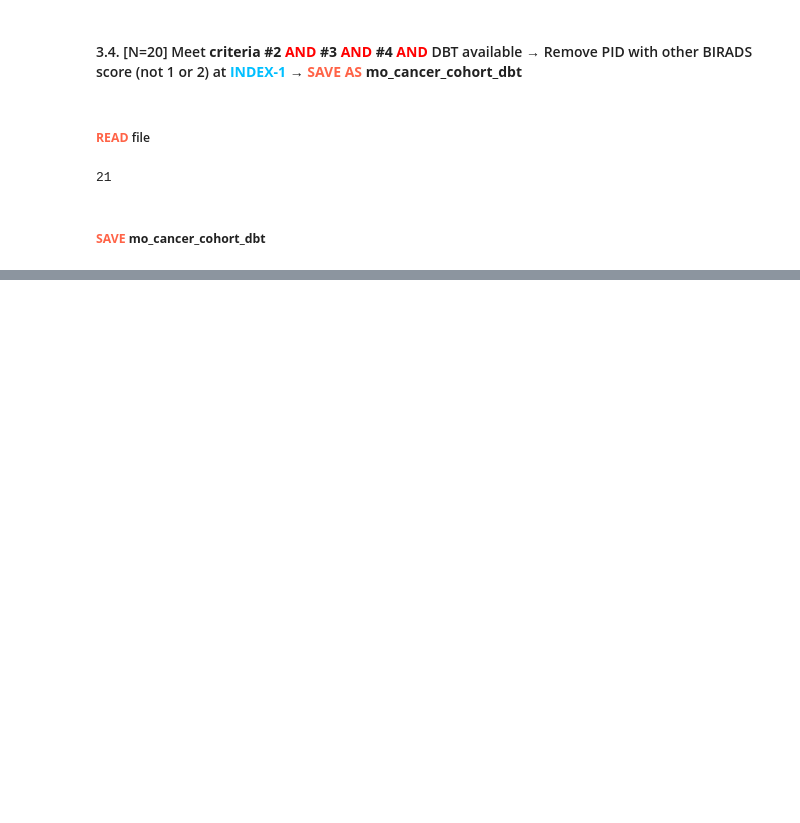
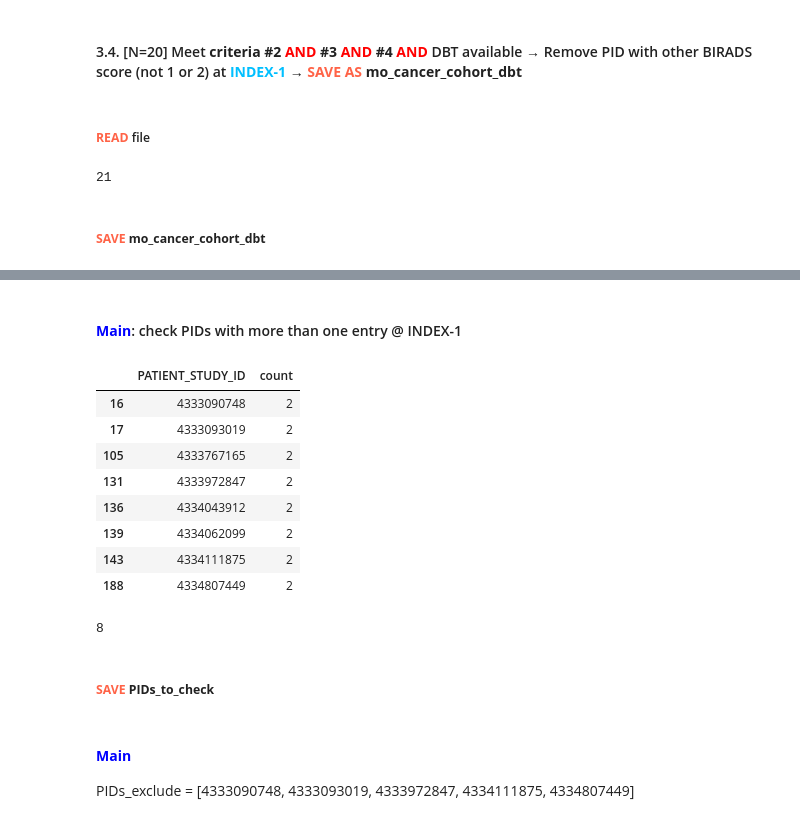
Before and after one commit to tracy01014/MO-DBT-data-curation, a Jupyter notebook: Code/extract_cancer.ipynb, the cells around one changed output, grey strips where cells are left out. Saved outputs shown, nothing was run; the diff lists cells and outputs as text; code cells hidden in the pictures; blank space fills up the shorter version.

```diff
--- a/extract_cancer.ipynb
+++ b/Code/extract_cancer.ipynb
@@ -692,4 +664,4 @@ cohort_filtered.to_excel(output_file, index=False)
 # %%
-output_file = os.path.join("../Data/", "Cancer", 'mo_cancer_cohort_dbt' + ".xlsx")
-cohort = pd.read_excel(output_file)
+output_file = os.path.join("../Data/", "Cancer", 'mo_cancer_cohort' + ".xlsx")
+df = pd.read_excel(output_file)
 # %%
@@ -713,0 +673,19 @@ cohort[cohort["PATIENT_STUDY_ID"]==PIDs[0]]
+# %% [markdown]
+#### <span style=color:blue>**Main**</span>: check PIDs with more than one entry @ INDEX-1
+# %%
+df_index_1 = df[df['index status']=='INDEX-1']
+# %%
+counts = df_index_1.groupby('PATIENT_STUDY_ID').size()
+counts = counts.reset_index(name='count')
+# %%
+counts[counts['count']!=1]
+# %% [output]
+|  | PATIENT_STUDY_ID | count |
+| 16 | 4333090748 | 2 |
+| 17 | 4333093019 | 2 |
+| 105 | 4333767165 | 2 |
+| 131 | 4333972847 | 2 |
+| 136 | 4334043912 | 2 |
+| 139 | 4334062099 | 2 |
+| 143 | 4334111875 | 2 |
+| 188 | 4334807449 | 2 |
@@ -713,0 +694,6 @@ cohort[cohort["PATIENT_STUDY_ID"]==PIDs[0]]
+# %%
+df[df['count']!=1]['PATIENT_STUDY_ID'].unique().size
+# %% [output]
+8
+# %% [markdown]
+##### <span style="color:#FF6347;">**SAVE**</span> **PIDs_to_check**
@@ -713,0 +703,3 @@ cohort[cohort["PATIENT_STUDY_ID"]==PIDs[0]]
+# %% [markdown]
+#### <span style=color:blue>**Main**</span>
+PIDs_exclude = [4333090748, 4333093019, 4333972847, 4334111875, 4334807449]
```
Also changed, not shown: parts of 37 cells of this notebook, 14 other files.
